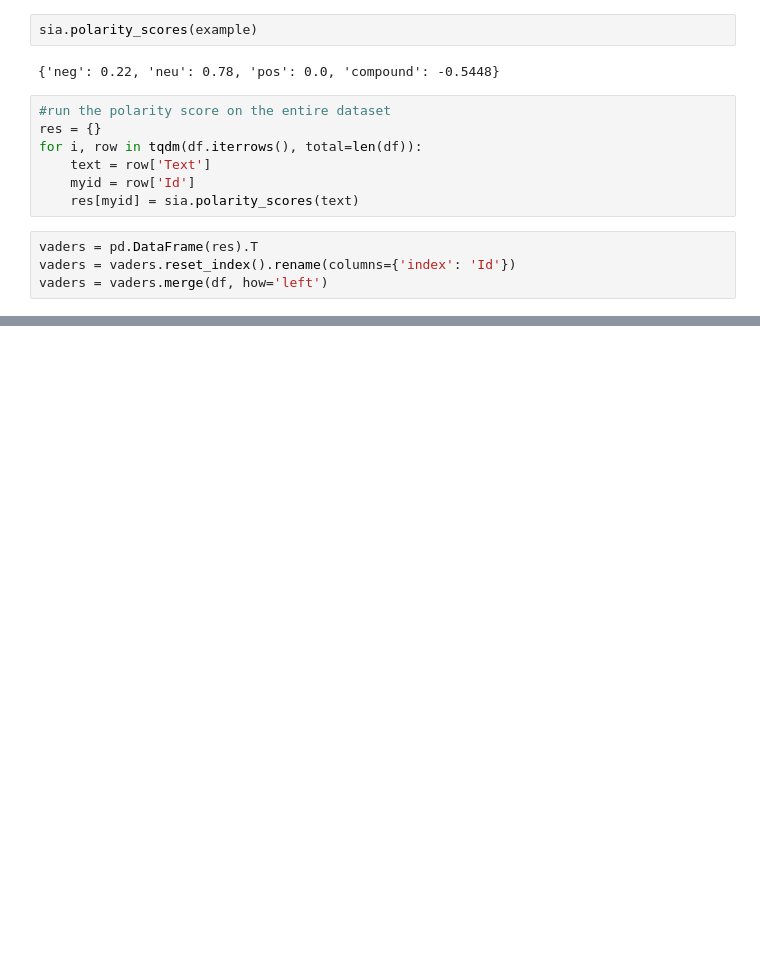
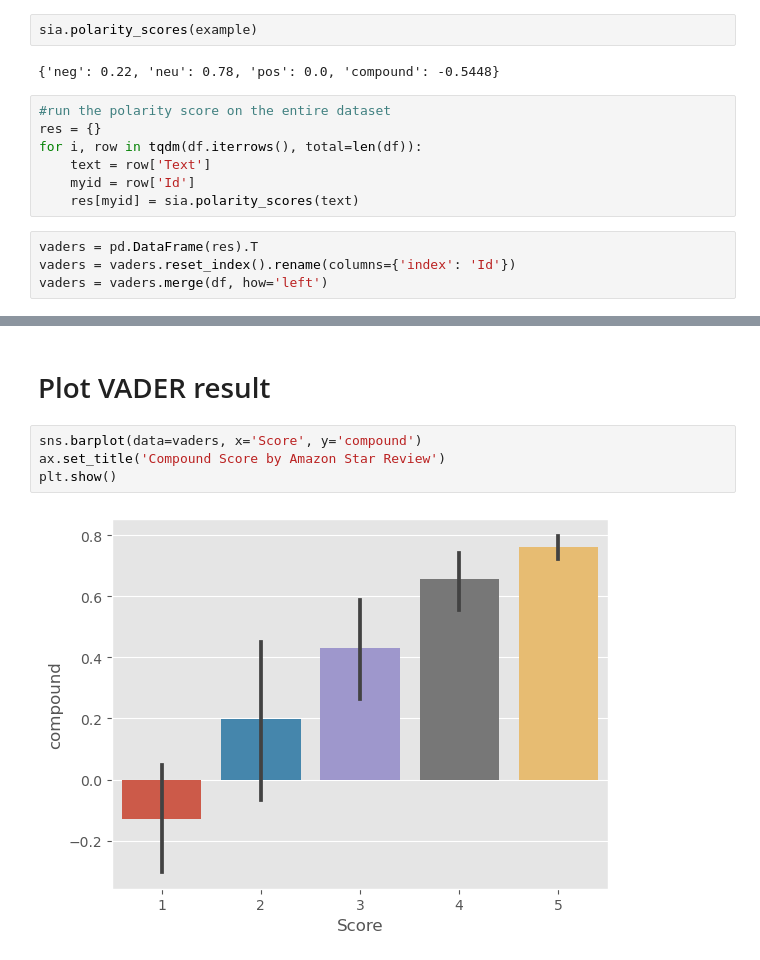
Before and after one commit to shuvrodas13/ML, a Jupyter notebook: prac-nltk.ipynb, the cells around one changed output, grey strips where cells are left out. Cells and saved outputs as stored; diff of their text form; blank space fills up the shorter version.

Commit message:
compound score by amazon star review

```diff
--- a/prac-nltk.ipynb
+++ b/prac-nltk.ipynb
@@ -155,3 +155,11 @@ vaders.head()
 | 2 | 3 | 0.091 | 0.754 | 0.155 | 0.8265 | B000LQOCH0 | ABXLMWJIXXAIN | Natalia Corres "Natalia Corres" | 1 | ... |
 | 3 | 4 | 0.000 | 1.000 | 0.000 | 0.0000 | B000UA0QIQ | A395BORC6FGVXV | Karl | 3 | ... |
 | 4 | 5 | 0.000 | 0.552 | 0.448 | 0.9468 | B006K2ZZ7K | A1UQRSCLF8GW1T | Michael D. Bigham "M. Wassir" | 0 | ... |
+# %% [markdown]
+# Plot VADER result
+# %%
+sns.barplot(data=vaders, x='Score', y='compound')
+ax.set_title('Compound Score by Amazon Star Review')
+plt.show()
+# %% [output]
+[figure, added]
```
